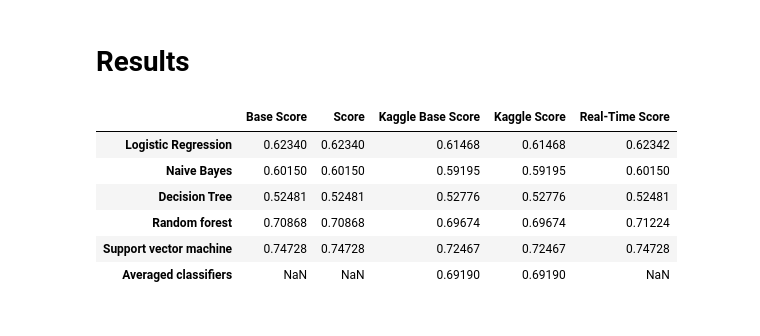
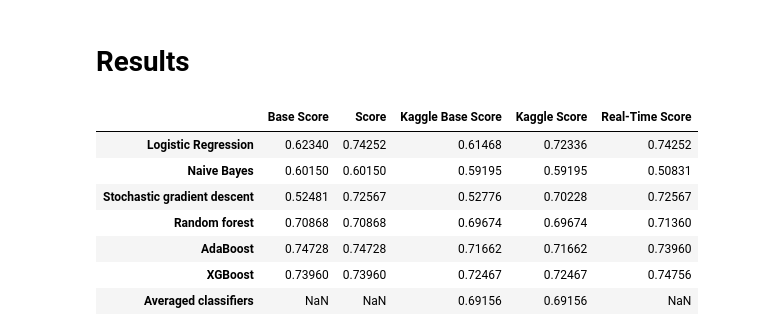
Before and after one commit to Gedas-LT/kaggle-home-credit, a Jupyter notebook: notebook.ipynb, the cells around one changed output. Drawn from its saved outputs; the diff is of its cells as text; code cells hidden in the pictures.

```diff
--- a/notebook.ipynb
+++ b/notebook.ipynb
@@ -462,11 +484,12 @@ preprocessor = ColumnTransformer(
 # %% [markdown]
 ## Logistic Regression
 # %%
-log_reg = LogisticRegression(random_state=42, max_iter=200)
+log_reg = LogisticRegression(random_state=42, max_iter=300)
 
 log_pipe = Pipeline(
     steps=[
         ("preprocessor", preprocessor),
+        ("scaler", StandardScaler()),
         ("model", log_reg)
     ]
 )
@@ -519,6 +542,7 @@ sgd = SGDClassifier(loss="log", random_state=42)
 sgd_pipe = Pipeline(
     steps=[
         ("preprocessor", preprocessor),
+        ("scaler", StandardScaler()),
         ("model", sgd)
     ]
 )
@@ -592,0 +619,14 @@ Wall time: 250 ms
+# %%
+ada = AdaBoostClassifier(random_state=42)
+
+ada_pipe = Pipeline(
+    steps=[
+        ("preprocessor", preprocessor),
+        ("model", ada)
+    ]
+)
+
+ada_pipe.fit(X_train, y_train)
+ada_probs = ada_pipe.predict_proba(X_val)
+ada_score_rt = round(roc_auc_score(y_val, ada_probs[:, 1]), 5)
+print("Cross-validation score:", ada_score_rt)
@@ -607,48 +657,54 @@ pd.set_option("display.float_format","{:,.5f}".format)
 
 log_base_score = 0.6234
 nb_base_score = 0.6015
 sgd_base_score = 0.52481
 forest_base_score = 0.70868
 xgboost_base_score = 0.74728
+ada_base_score = 0.7396
 avg_base_score = None
 
-log_score = 0.6234
+log_score = 0.74252
 nb_score = 0.6015
-sgd_score = 0.52481
+sgd_score = 0.72567
 forest_score = 0.70868
 xgboost_score = 0.74728
+ada_score = 0.7396
 avg_score = None
 
 kaggle_base_log_score = 0.61468
 kaggle_base_nb_score = 0.59195
 kaggle_base_sgd_score = 0.52776
 kaggle_base_forest_score = 0.69674
 kaggle_base_xgboost_score = 0.72467
-kaggle_base_avg_score = 0.69190
+kaggle_base_ada_score = 0.71662
+kaggle_base_avg_score = 0.69156
 
-kaggle_log_score = 0.61468
+kaggle_log_score = 0.72336
 kaggle_nb_score = 0.59195
-kaggle_sgd_score = 0.52776
+kaggle_sgd_score = 0.70228
 kaggle_forest_score = 0.69674
 kaggle_xgboost_score = 0.72467
-kaggle_avg_score = 0.69190
+kaggle_ada_score = 0.71662
+kaggle_avg_score = 0.69156
 
-scores_table = pd.DataFrame({"Base Score": [log_base_score, nb_base_score, sgd_base_score, forest_base_score, xgboost_base_score, avg_base_score],
-                             "Score": [log_score, nb_score, sgd_score, forest_score, xgboost_score, avg_score],
-                             "Kaggle Base Score": [kaggle_base_log_score, kaggle_base_nb_score, kaggle_base_sgd_score, kaggle_base_forest_score, kaggle_base_xgboost_score, kaggle_base_avg_score],
-                             "Kaggle Score": [kaggle_log_score, kaggle_nb_score, kaggle_sgd_score, kaggle_forest_score, kaggle_xgboost_score, kaggle_avg_score],
-                             "Real-Time Score": [log_score_rt, nb_score_rt, sgd_score_rt, forest_score_rt, xgboost_score_rt, None]
+scores_table = pd.DataFrame({"Base Score": [log_base_score, nb_base_score, sgd_base_score, forest_base_score, xgboost_base_score, ada_base_score, avg_base_score],
+                             "Score": [log_score, nb_score, sgd_score, forest_score, xgboost_score, ada_score, avg_score],
+                             "Kaggle Base Score": [kaggle_base_log_score, kaggle_base_nb_score, kaggle_base_sgd_score, kaggle_base_forest_score,
+                                                   kaggle_base_ada_score, kaggle_base_xgboost_score, kaggle_base_avg_score],
+                             "Kaggle Score": [kaggle_log_score, kaggle_nb_score, kaggle_sgd_score, kaggle_forest_score, kaggle_ada_score, kaggle_xgboost_score, kaggle_avg_score],
+                             "Real-Time Score": [log_score_rt, nb_score_rt, sgd_score_rt, forest_score_rt, ada_score_rt, xgboost_score_rt, None]
                              }
                             ).set_axis(
-                                 ["Logistic Regression", "Naive Bayes", "Decision Tree", "Random forest", "Support vector machine", "Averaged classifiers"], axis="index"
+                                 ["Logistic Regression", "Naive Bayes", "Stochastic gradient descent", "Random forest", "AdaBoost", "XGBoost", "Averaged classifiers"], axis="index"
                                  )
 
 scores_table
 # %% [output]
 |  | Base Score | Score | Kaggle Base Score | Kaggle Score | Real-Time Score |
-| Logistic Regression | 0.62340 | 0.62340 | 0.61468 | 0.61468 | 0.62342 |
-| Naive Bayes | 0.60150 | 0.60150 | 0.59195 | 0.59195 | 0.60150 |
-| Decision Tree | 0.52481 | 0.52481 | 0.52776 | 0.52776 | 0.52481 |
-| Random forest | 0.70868 | 0.70868 | 0.69674 | 0.69674 | 0.71224 |
-| Support vector machine | 0.74728 | 0.74728 | 0.72467 | 0.72467 | 0.74728 |
-| Averaged classifiers | NaN | NaN | 0.69190 | 0.69190 | NaN |
+| Logistic Regression | 0.62340 | 0.74252 | 0.61468 | 0.72336 | 0.74252 |
+| Naive Bayes | 0.60150 | 0.60150 | 0.59195 | 0.59195 | 0.50831 |
+| Stochastic gradient descent | 0.52481 | 0.72567 | 0.52776 | 0.70228 | 0.72567 |
+| Random forest | 0.70868 | 0.70868 | 0.69674 | 0.69674 | 0.71360 |
+| AdaBoost | 0.74728 | 0.74728 | 0.71662 | 0.71662 | 0.73960 |
+| XGBoost | 0.73960 | 0.73960 | 0.72467 | 0.72467 | 0.74756 |
+| Averaged classifiers | NaN | NaN | 0.69156 | 0.69156 | NaN |
```
Also changed, not shown: parts of 19 cells of this notebook, 1 other file.
